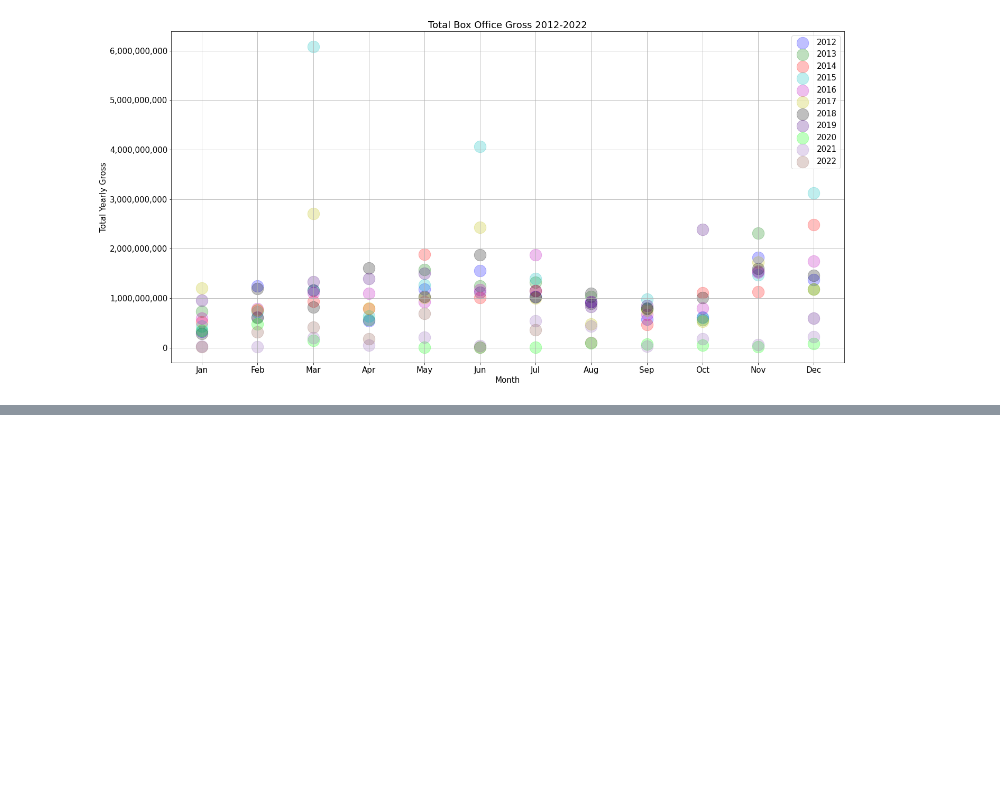
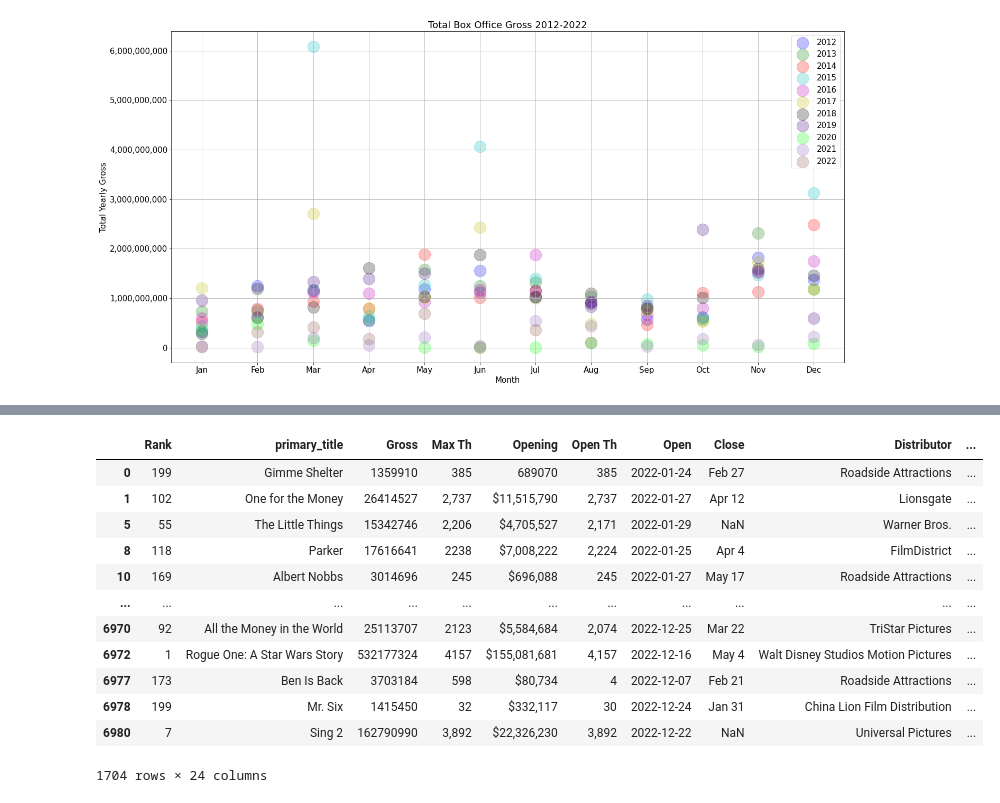
Before and after one commit to pedrov718/box_office_project, a Jupyter notebook: phase1_project.ipynb, the cells around one changed output, grey strips where cells are left out. Saved outputs shown, nothing was run; the diff lists cells and outputs as text; code cells hidden in the pictures; blank space fills up the shorter version.

Commit message:
added directors

```diff
--- a/phase1_project.ipynb
+++ b/phase1_project.ipynb
@@ -370,0 +378,12 @@ plt.show();
+# %%
+movies_clean = pd.merge(movies_clean, budgets, how = "left", on = "primary_title")
+# %%
+directors = pd.read_sql("""
+
+SELECT  *
+FROM directors
+
+
+""", con)
+
+directors
@@ -370,0 +404,10 @@ plt.show();
+# %%
+persons = pd.read_sql("""
+
+SELECT  person_id, primary_name
+FROM persons
+
+
+""", con)
+
+persons
@@ -370,0 +428,25 @@ plt.show();
+# %%
+movie_directors = pd.merge(directors, persons, how = "inner", on = "person_id")
+# %%
+movies = pd.merge(movies_clean, movie_directors, how = "left", on = "movie_id").drop_duplicates(subset="primary_title")
+movies.rename(columns = {"primary_name": "director"}, inplace= True)
+
+movies["profit"] = movies.Gross - movies.production_budget
+
+movies["profitable"] = movies["profit"] > 0
+
+movies
+# %% [output]
+|  | Rank | primary_title | Gross | Max Th | Opening | Open Th | Open | Close | Distributor | ... |
+| 0 | 199 | Gimme Shelter | 1359910 | 385 | 689070 | 385 | 2022-01-24 | Feb 27 | Roadside Attractions | ... |
+| 1 | 102 | One for the Money | 26414527 | 2,737 | $11,515,790 | 2,737 | 2022-01-27 | Apr 12 | Lionsgate | ... |
+| 5 | 55 | The Little Things | 15342746 | 2,206 | $4,705,527 | 2,171 | 2022-01-29 | NaN | Warner Bros. | ... |
+| 8 | 118 | Parker | 17616641 | 2238 | $7,008,222 | 2,224 | 2022-01-25 | Apr 4 | FilmDistrict | ... |
+| 10 | 169 | Albert Nobbs | 3014696 | 245 | $696,088 | 245 | 2022-01-27 | May 17 | Roadside Attractions | ... |
+| ... | ... | ... | ... | ... | ... | ... | ... | ... | ... | ... |
+| 6970 | 92 | All the Money in the World | 25113707 | 2123 | $5,584,684 | 2,074 | 2022-12-25 | Mar 22 | TriStar Pictures | ... |
+| 6972 | 1 | Rogue One: A Star Wars Story | 532177324 | 4157 | $155,081,681 | 4,157 | 2022-12-16 | May 4 | Walt Disney Studios Motion Pictures | ... |
+| 6977 | 173 | Ben Is Back | 3703184 | 598 | $80,734 | 4 | 2022-12-07 | Feb 21 | Roadside Attractions | ... |
+| 6978 | 199 | Mr. Six | 1415450 | 32 | $332,117 | 30 | 2022-12-24 | Jan 31 | China Lion Film Distribution | ... |
+| 6980 | 7 | Sing 2 | 162790990 | 3,892 | $22,326,230 | 3,892 | 2022-12-22 | NaN | Universal Pictures | ... |
+1704 rows × 24 columns
```
Also changed, not shown: parts of 10 cells of this notebook, 1 other file.
